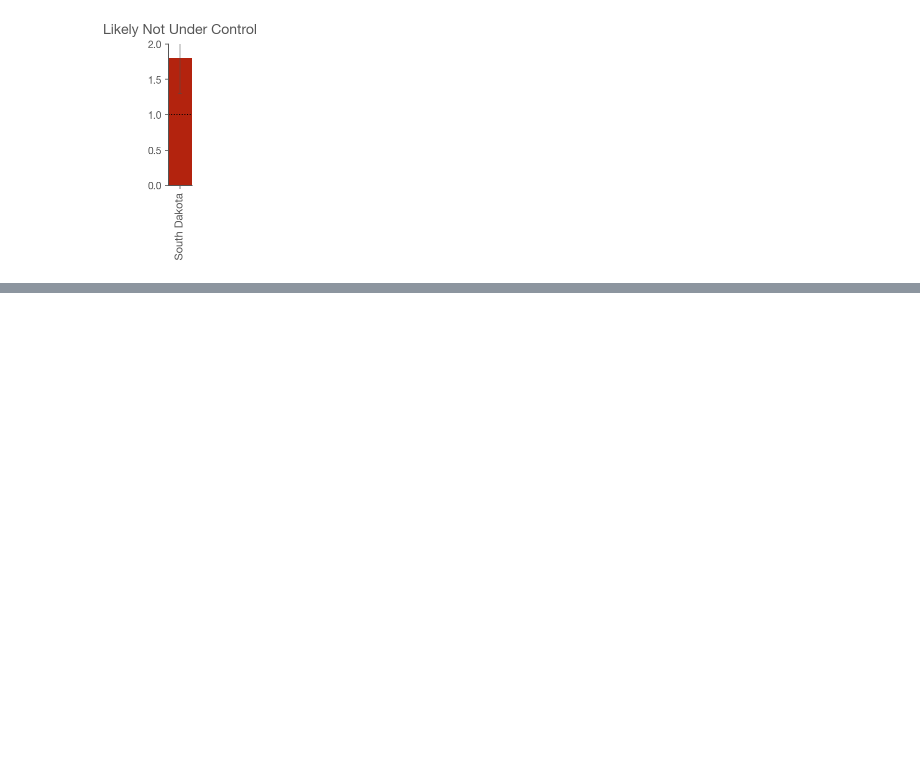
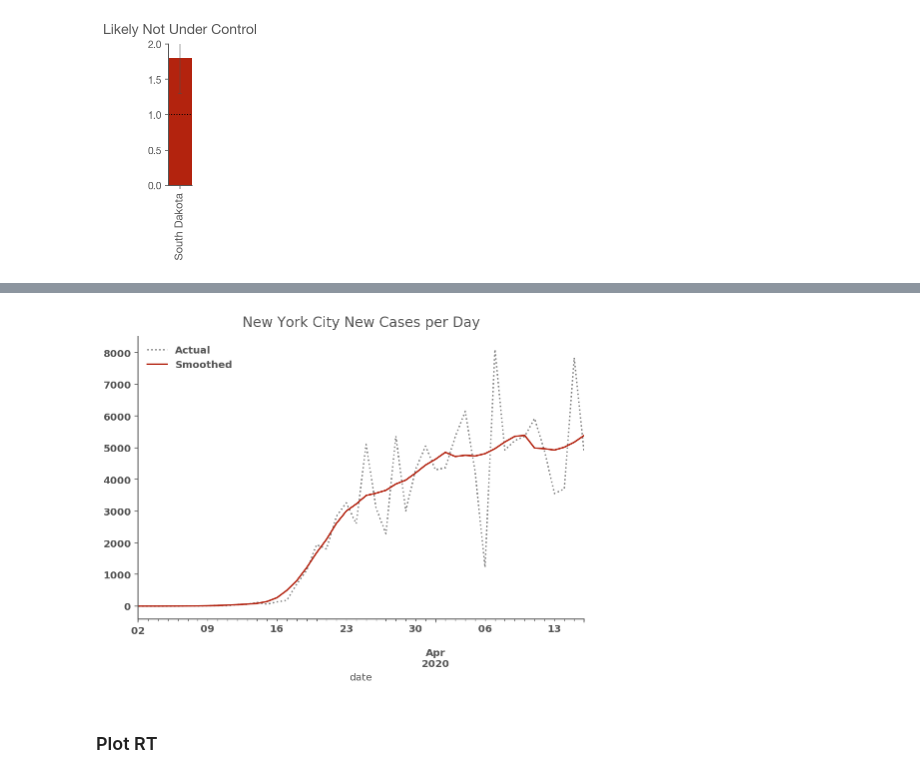
Before and after one commit to aberke/covid-19, a Jupyter notebook: Realtime R0.ipynb, the cells around one changed output, grey strips where cells are left out. Saved outputs shown, nothing was run; the diff lists cells and outputs as text; code cells hidden in the pictures; blank space fills up the shorter version.

```diff
--- a/Realtime R0.ipynb
+++ b/Realtime R0.ipynb
@@ -673,0 +708,9 @@ ax.get_legend().remove()
+# %%
+fips_filepath = './data/cbsa-msa-county-state-fips-2018.csv'
+
+fips_df = pd.read_csv(fips_filepath, usecols=[3,9,10])
+cbsa_fips = fips_df[fips_df['CBSA Title'] == 'New York-Newark-Jersey City, NY-NJ-PA']
+# there are 23 counties in New York Metro area according to Wikipedia: https://en.wikipedia.org/wiki/New_York_metropolitan_area
+assert(cbsa_fips.shape[0] == 23)
+
+cbsa_fips.head(3)
@@ -673,0 +722,6 @@ ax.get_legend().remove()
+# %%
+# get the counties fips
+# STATE+COUNTY = 2+3=5
+COUNTY_FIPS_CODE = 'full county fips code'
+metro_area_county_fips = cbsa_fips['FIPS State Code'].apply(lambda x: str(int(x)).zfill(2)) + cbsa_fips['FIPS County Code'].apply(lambda x: str(int(x)).zfill(3))
+metro_area_county_fips = metro_area_county_fips.astype('float64')
@@ -673,0 +732,9 @@ ax.get_legend().remove()
+# %%
+# Just keep  the  counties  data for NY metro area
+ny_counties_cases_df = all_counties_cases_df[\
+    (all_counties_cases_df['fips'].isin(metro_area_county_fips)) \
+     | (all_counties_cases_df['county']=='New York City')]
+
+# index by county,  date
+ny_counties_cases_df = ny_counties_cases_df.sort_values('county').set_index(['county','date']).sort_index()
+ny_counties_cases_df.head()
@@ -673,0 +749,23 @@ ax.get_legend().remove()
+# %%
+name = 'New York City'
+
+cases = ny_counties_cases_df.xs(name)['cases']
+
+
+original, smoothed = prepare_cases(cases)
+
+original.plot(title="%s New Cases per Day" % name,
+               c='k',
+               linestyle=':',
+               alpha=.5,
+               label='Actual',
+               legend=True,
+             figsize=(600/72, 400/72))
+
+ax = smoothed.plot(label='Smoothed',
+                   legend=True)
+ax.get_figure().set_facecolor('w')
+# %% [output]
+[figure, added]
+# %% [markdown]
+### Plot RT
```
Also changed, not shown: parts of 34 cells of this notebook, 3 other files.
